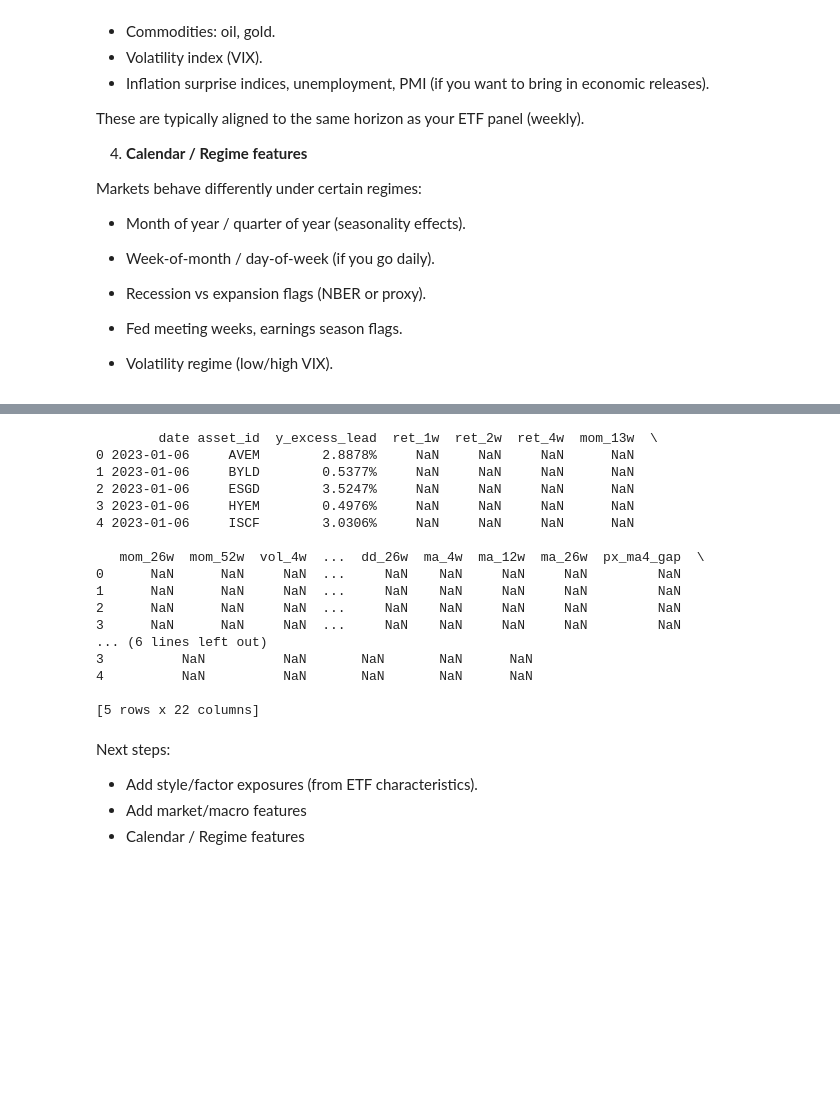
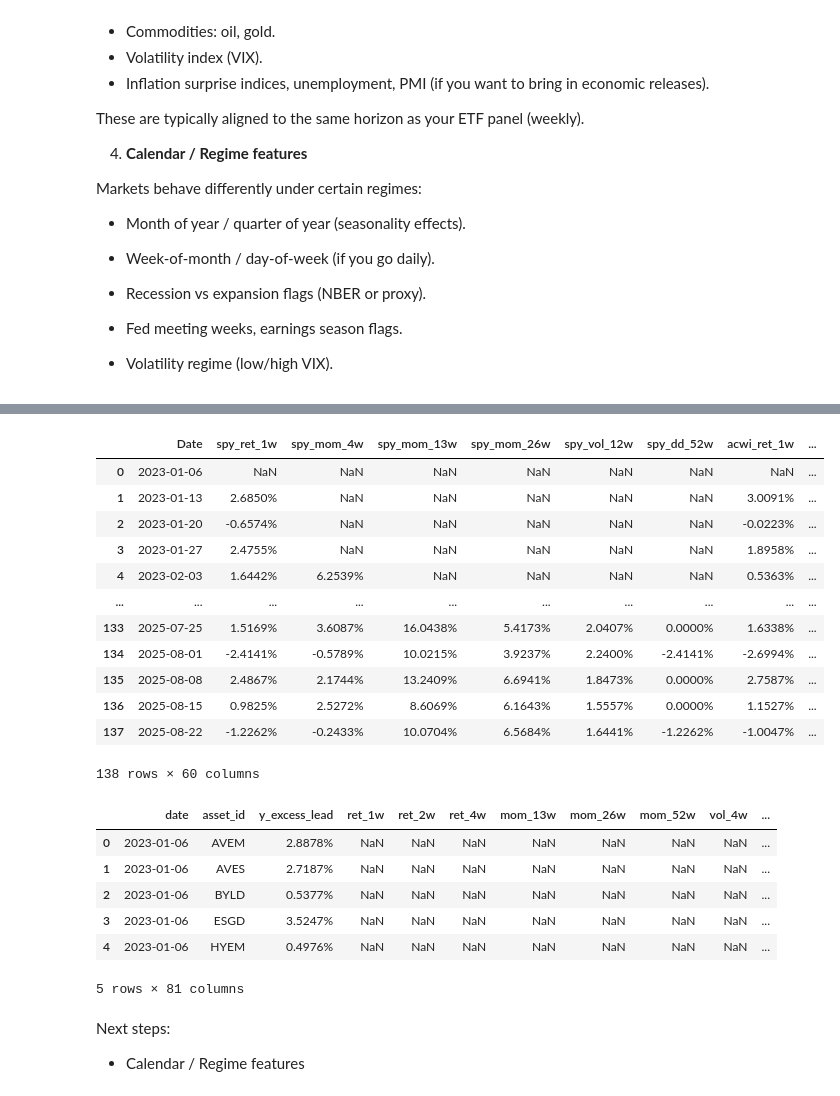
Before and after one commit to ethantenison/BayesFolio, a Jupyter notebook: marketmaven/notebooks/finding_additional_parameters.ipynb, the cells around one changed output, grey strips where cells are left out. Drawn from its saved outputs; the diff is of its cells as text; code cells hidden in the pictures; blank space fills up the shorter version.

Commit message:
Added market macros

```diff
--- a/marketmaven/notebooks/finding_additional_parameters.ipynb
+++ b/marketmaven/notebooks/finding_additional_parameters.ipynb
@@ -687,33 +970,44 @@ def build_dataset_with_features(
+# %%
+
+macro
+# %% [output]
+|  | Date | spy_ret_1w | spy_mom_4w | spy_mom_13w | spy_mom_26w | spy_vol_12w | spy_dd_52w | acwi_ret_1w | ... |
+| 0 | 2023-01-06 | NaN | NaN | NaN | NaN | NaN | NaN | NaN | ... |
+| 1 | 2023-01-13 | 2.6850% | NaN | NaN | NaN | NaN | NaN | 3.0091% | ... |
+| 2 | 2023-01-20 | -0.6574% | NaN | NaN | NaN | NaN | NaN | -0.0223% | ... |
+| 3 | 2023-01-27 | 2.4755% | NaN | NaN | NaN | NaN | NaN | 1.8958% | ... |
+| 4 | 2023-02-03 | 1.6442% | 6.2539% | NaN | NaN | NaN | NaN | 0.5363% | ... |
+| ... | ... | ... | ... | ... | ... | ... | ... | ... | ... |
+| 133 | 2025-07-25 | 1.5169% | 3.6087% | 16.0438% | 5.4173% | 2.0407% | 0.0000% | 1.6338% | ... |
+| 134 | 2025-08-01 | -2.4141% | -0.5789% | 10.0215% | 3.9237% | 2.2400% | -2.4141% | -2.6994% | ... |
+| 135 | 2025-08-08 | 2.4867% | 2.1744% | 13.2409% | 6.6941% | 1.8473% | 0.0000% | 2.7587% | ... |
+| 136 | 2025-08-15 | 0.9825% | 2.5272% | 8.6069% | 6.1643% | 1.5557% | 0.0000% | 1.1527% | ... |
+| 137 | 2025-08-22 | -1.2262% | -0.2433% | 10.0704% | 6.5684% | 1.6441% | -1.2262% | -1.0047% | ... |
+138 rows × 60 columns
 # %%
-# 1) Target only (what you already do)
+# Target only (what you already do)
 panel_y = build_long_panel(TICKERS, START, END, horizon=HORIZON, fixed_h_days=FIXED_H_DAYS)
 
-# 2) Price-based features
+# Price-based features
 panel_x_price = build_price_features_panel(TICKERS, START, END, horizon=HORIZON)
 
-# 3) One merged dataset (X + y)
+# Macro features
+macro = build_macro_features(start=START, end=END, freq="W-FRI")
+macro.rename(columns={"Date": "date"}, inplace=True)
+
+
+# merged dataset (X + y)
 dataset = build_dataset_with_features(TICKERS, START, END, horizon=HORIZON, fixed_h_days=FIXED_H_DAYS)
+dataset = merge_macro_features(dataset, macro, how="inner")
 dataset.head()
 # %% [output]
+|  | date | asset_id | y_excess_lead | ret_1w | ret_2w | ret_4w | mom_13w | mom_26w | mom_52w | vol_4w | ... |
+| 0 | 2023-01-06 | AVEM | 2.8878% | NaN | NaN | NaN | NaN | NaN | NaN | NaN | ... |
+| 1 | 2023-01-06 | AVES | 2.7187% | NaN | NaN | NaN | NaN | NaN | NaN | NaN | ... |
+| 2 | 2023-01-06 | BYLD | 0.5377% | NaN | NaN | NaN | NaN | NaN | NaN | NaN | ... |
+| 3 | 2023-01-06 | ESGD | 3.5247% | NaN | NaN | NaN | NaN | NaN | NaN | NaN | ... |
+| 4 | 2023-01-06 | HYEM | 0.4976% | NaN | NaN | NaN | NaN | NaN | NaN | NaN | ... |
-        date asset_id  y_excess_lead  ret_1w  ret_2w  ret_4w  mom_13w  \
-0 2023-01-06     AVEM        2.8878%     NaN     NaN     NaN      NaN
-1 2023-01-06     BYLD        0.5377%     NaN     NaN     NaN      NaN
-2 2023-01-06     ESGD        3.5247%     NaN     NaN     NaN      NaN
-3 2023-01-06     HYEM        0.4976%     NaN     NaN     NaN      NaN
-4 2023-01-06     ISCF        3.0306%     NaN     NaN     NaN      NaN
-
-   mom_26w  mom_52w  vol_4w  ...  dd_26w  ma_4w  ma_12w  ma_26w  px_ma4_gap  \
-0      NaN      NaN     NaN  ...     NaN    NaN     NaN     NaN         NaN
-1      NaN      NaN     NaN  ...     NaN    NaN     NaN     NaN         NaN
-2      NaN      NaN     NaN  ...     NaN    NaN     NaN     NaN         NaN
-3      NaN      NaN     NaN  ...     NaN    NaN     NaN     NaN         NaN
-... (6 lines left out)
-3          NaN          NaN       NaN       NaN      NaN
-4          NaN          NaN       NaN       NaN      NaN
-
-[5 rows x 22 columns]
+5 rows × 81 columns
 # %% [markdown]
 Next steps:
--   Add style/factor exposures (from ETF characteristics).
--   Add market/macro features
 -   Calendar / Regime features
```
Also changed, not shown: parts of 13 cells of this notebook.
